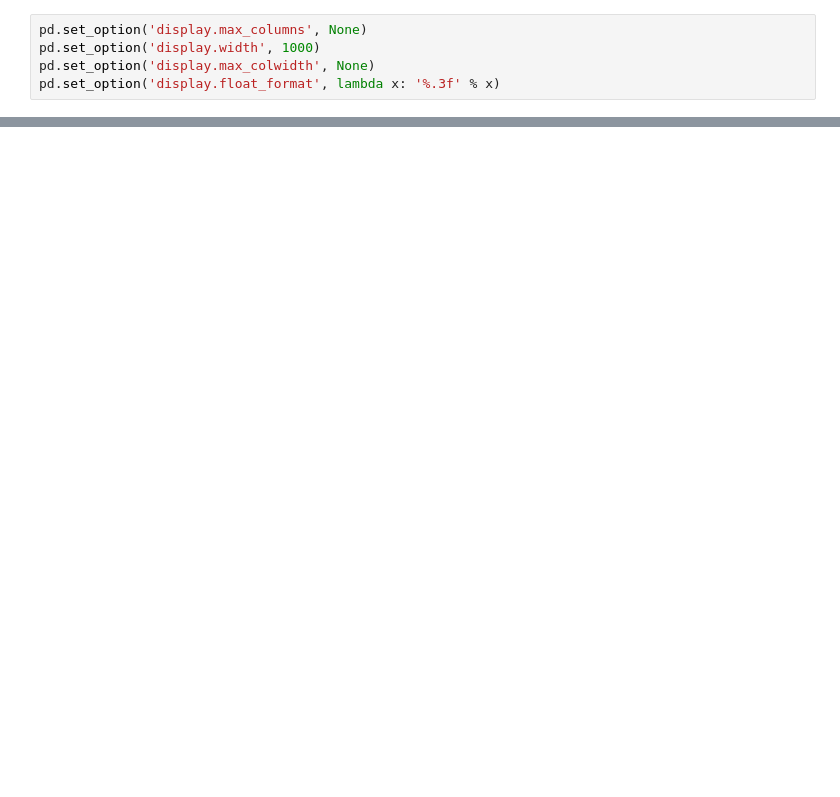
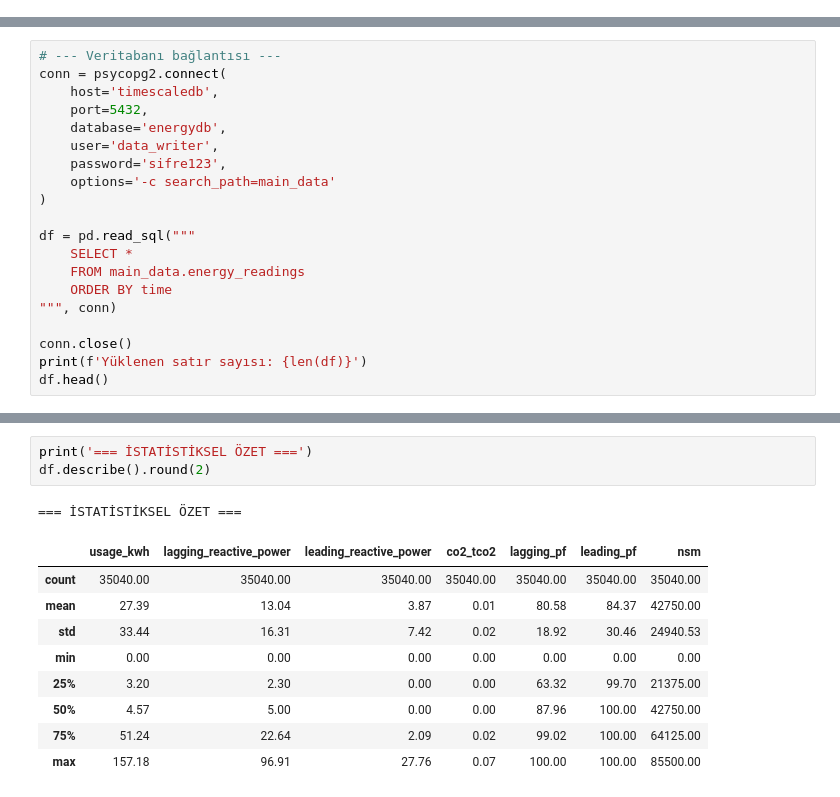
Before and after one commit to esmabaylan/SteelEnergyHub, a Jupyter notebook: notebooks/01_data_exploration.ipynb, the cells around one changed output, grey strips where cells are left out. Cells and saved outputs as stored; diff of their text form; blank space fills up the shorter version.

```diff
--- a/notebooks/01_data_exploration.ipynb
+++ b/notebooks/01_data_exploration.ipynb
@@ -13,5 +15,0 @@ import numpy as np
-# %%
-pd.set_option('display.max_columns', None)
-pd.set_option('display.width', 1000)
-pd.set_option('display.max_colwidth', None)
-pd.set_option('display.float_format', lambda x: '%.3f' % x)
@@ -59,0 +16,20 @@ Data columns (total 11 columns):
+# %%
+# --- Veritabanı bağlantısı ---
+conn = psycopg2.connect(
+    host='timescaledb',
+    port=5432,
+    database='energydb',
+    user='data_writer',
+    password='sifre123',
+    options='-c search_path=main_data'
+)
+
+df = pd.read_sql("""
+    SELECT *
+    FROM main_data.energy_readings
+    ORDER BY time
+""", conn)
+
+conn.close()
+print(f'Yüklenen satır sayısı: {len(df)}')
+df.head()
@@ -59,0 +73,14 @@ Data columns (total 11 columns):
+# %%
+print('=== İSTATİSTİKSEL ÖZET ===')
+df.describe().round(2)
+# %% [output]
+=== İSTATİSTİKSEL ÖZET ===
+|  | usage_kwh | lagging_reactive_power | leading_reactive_power | co2_tco2 | lagging_pf | leading_pf | nsm |
+| count | 35040.00 | 35040.00 | 35040.00 | 35040.00 | 35040.00 | 35040.00 | 35040.00 |
+| mean | 27.39 | 13.04 | 3.87 | 0.01 | 80.58 | 84.37 | 42750.00 |
+| std | 33.44 | 16.31 | 7.42 | 0.02 | 18.92 | 30.46 | 24940.53 |
+| min | 0.00 | 0.00 | 0.00 | 0.00 | 0.00 | 0.00 | 0.00 |
+| 25% | 3.20 | 2.30 | 0.00 | 0.00 | 63.32 | 99.70 | 21375.00 |
+| 50% | 4.57 | 5.00 | 0.00 | 0.00 | 87.96 | 100.00 | 42750.00 |
+| 75% | 51.24 | 22.64 | 2.09 | 0.02 | 99.02 | 100.00 | 64125.00 |
+| max | 157.18 | 96.91 | 27.76 | 0.07 | 100.00 | 100.00 | 85500.00 |
```
Also changed, not shown: parts of 23 cells of this notebook, 32 other files.
